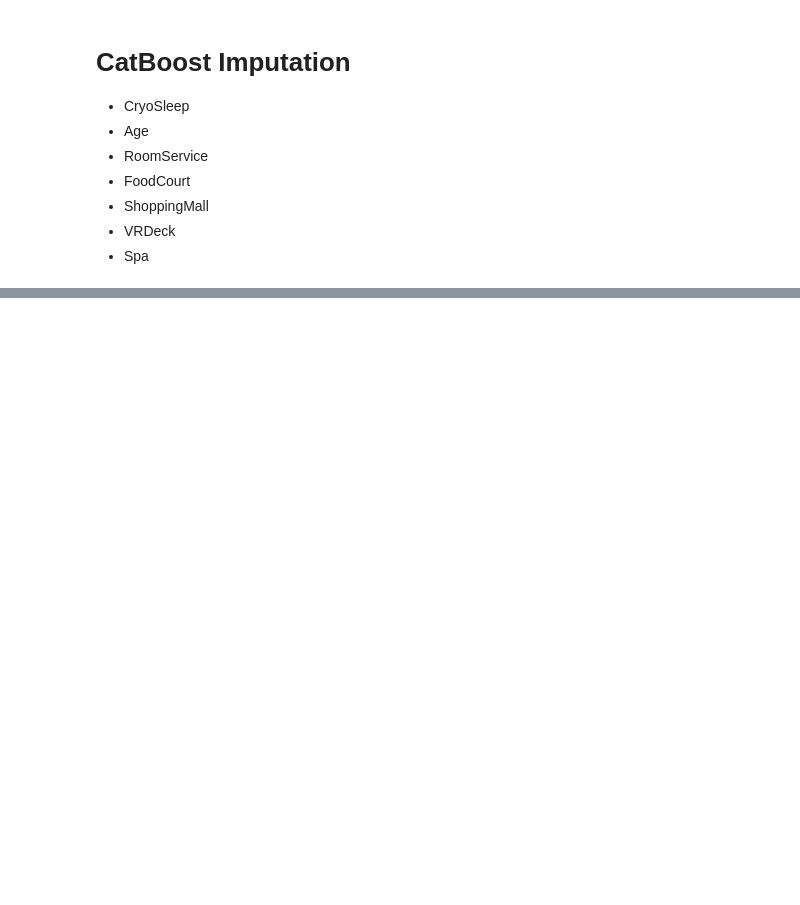
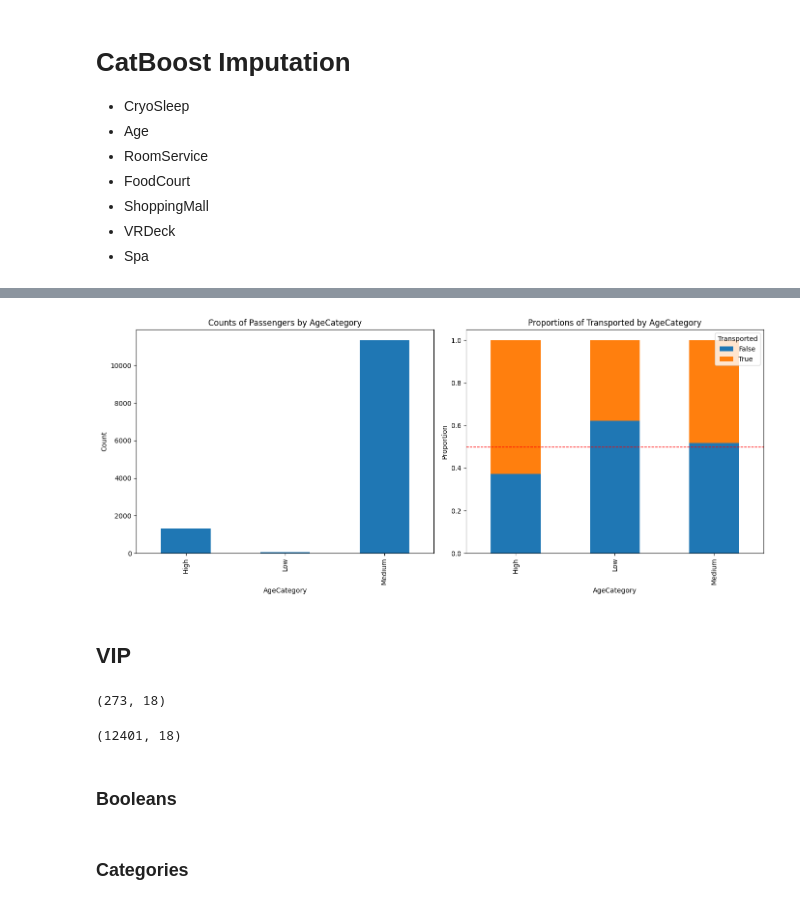
Before and after one commit to BigEd12/Spaceship-Titanic, a Jupyter notebook: notebooks/data_preproc/data_preproc_2.ipynb, the cells around one changed output, grey strips where cells are left out. Drawn from its saved outputs; the diff is of its cells as text; code cells hidden in the pictures; blank space fills up the shorter version.

Commit message:
Complete data preproc 2

```diff
--- a/notebooks/data_preproc/data_preproc_2.ipynb
+++ b/notebooks/data_preproc/data_preproc_2.ipynb
@@ -418,19 +439,25 @@ plt.show()
 <Figure size 1200x1200 with 0 Axes>
 [figure]
 # %%
-def categorise_transportation(df):
+def categorise_number(df):
+    # Define bin edges
     bin_edges = list(range(0, df['Num'].max() + 100, 100))
     if bin_edges[0] > 0:
         bin_edges = [0] + bin_edges
 
+    # Create a new column for the bins with right=False
     df['Num_Bin'] = pd.cut(df['Num'], bins=bin_edges, right=False)
 
+    # Count the number of entries in each bin for Transported status
     bin_transport_counts = df.groupby(['Num_Bin', 'Transported']).size().unstack().fillna(0)
 
+    # Calculate proportions of transported passengers
     bin_transport_proportions = bin_transport_counts.div(bin_transport_counts.sum(axis=1), axis=0)
 
-    bin_transport_proportions['Proportion'] = bin_transport_proportions.get(True, 0) / bin_transport_proportions.sum(axis=1)
+    # Calculate the proportion of transported passengers
+    bin_transport_proportions['Proportion'] = bin_transport_proportions.get(True, 0)
 
+    # Define a function to categorize proportions
     def categorise_proportion(prop):
         if prop < 0.4:
             return 'Low'
@@ -439,13 +466,17 @@ def categorise_transportation(df):
         else:
             return 'High'
 
-    bin_transport_proportions['Category'] = bin_transport_proportions['Proportion'].apply(categorise_proportion)
+    # Apply the categorization function
+    bin_transport_proportions['NumCategory'] = bin_transport_proportions['Proportion'].apply(categorise_proportion)
 
-    df = df.merge(bin_transport_proportions[['Category']], left_on='Num_Bin', right_index=True, how='left')
+    # Merge the category back to the original DataFrame
+    df = df.merge(bin_transport_proportions[['NumCategory']], left_on='Num_Bin', right_index=True, how='left')
 
+    # Drop the Num_Bin column as it's no longer needed
     df.drop(columns=['Num_Bin'], inplace=True)
 
     return df
 
-df = categorise_transportation(df)
+# Assuming df is your DataFrame
+df = categorise_number(df)
 # %%
@@ -536,0 +675,47 @@ dtype: int64
+# %%
+age_transport = df.groupby(['AgeCategory', 'Transported']).size().unstack(fill_value=0)
+
+age_transport_norm = age_transport.div(age_transport.sum(axis=1), axis=0)
+
+fig, ax = plt.subplots(1, 2, figsize=(14, 6))
+
+age_counts = df['AgeCategory'].value_counts().sort_index()
+age_counts.plot(kind='bar', ax=ax[0])
+ax[0].set_title('Counts of Passengers by AgeCategory')
+ax[0].set_xlabel('AgeCategory')
+ax[0].set_ylabel('Count')
+
+age_transport_norm.plot(kind='bar', stacked=True, ax=ax[1])
+ax[1].set_title('Proportions of Transported by AgeCategory')
+ax[1].set_xlabel('AgeCategory')
+ax[1].set_ylabel('Proportion')
+ax[1].legend(title='Transported')
+
+ax[1].axhline(0.5, color='red', linestyle='--', linewidth=1)
+
+plt.tight_layout()
+plt.show()
+# %% [output]
+[figure, added]
+# %% [markdown]
+## VIP
+# %%
+# Add Total Spend column from expenditure
+df['TotalSpend'] = df[['RoomService', 'FoodCourt', 'ShoppingMall', 'Spa', 'VRDeck']].sum(axis=1)
+
+# Split into VIP and None VIP DFs
+df_vip = df[df['VIP'] == True]
+df_no_vip = df[df['VIP'] == False]
+
+display(df_vip.shape, df_no_vip.shape)
+f'The mean amount of money spent by VIPs was: {df_vip['TotalSpend'].mean()}'
+# Find Null Entries
+vip_null_mask = df['VIP'].isna()
+
+# If the total spend is over 4000, is a VIP
+df.loc[vip_null_mask, 'VIP'] = df.loc[vip_null_mask, 'TotalSpend'] >= df_vip['TotalSpend'].mean() - 500
+# %% [output]
+(273, 18)
+(12401, 18)
+# %% [markdown]
+### Booleans
@@ -536,0 +727,2 @@ dtype: int64
+# %% [markdown]
+### Categories
```
Also changed, not shown: parts of 23 cells of this notebook.
